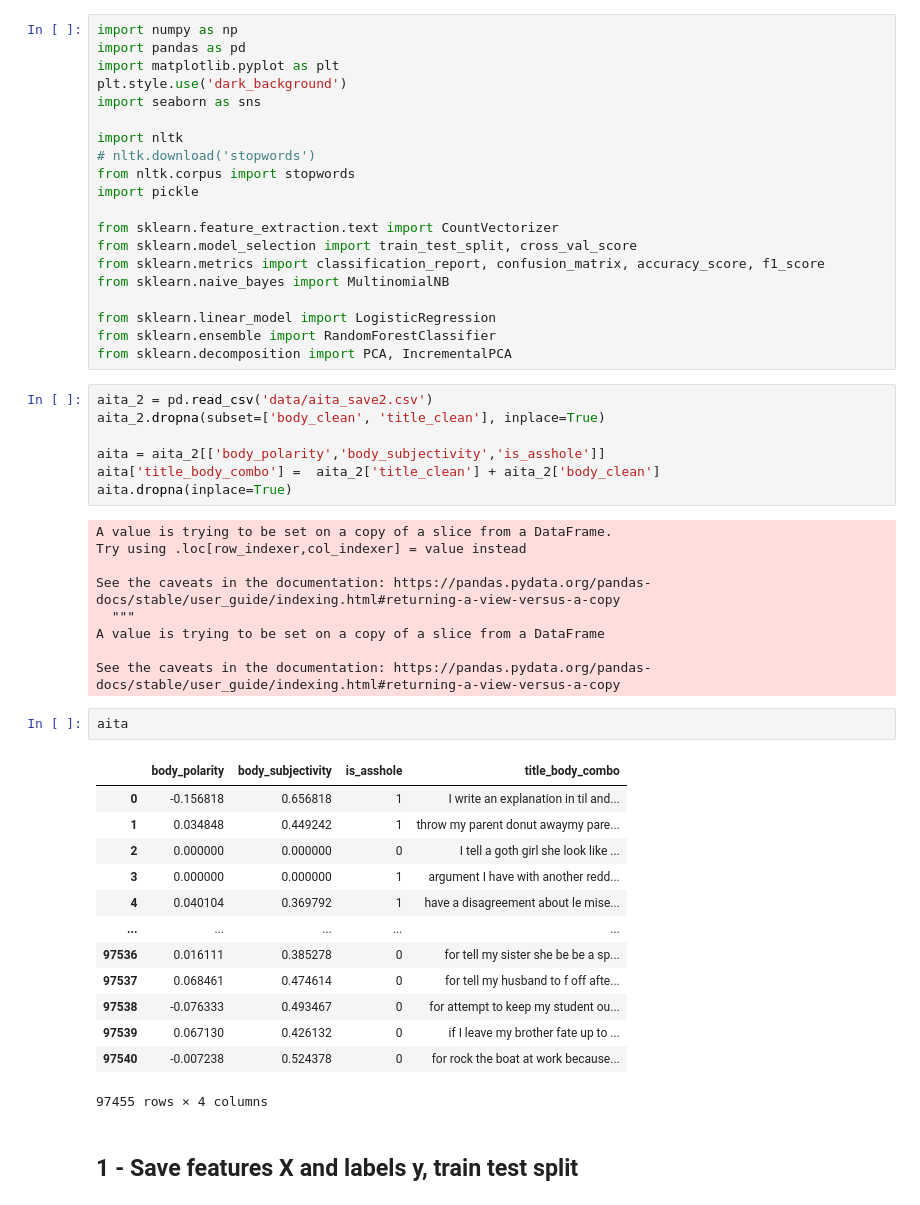
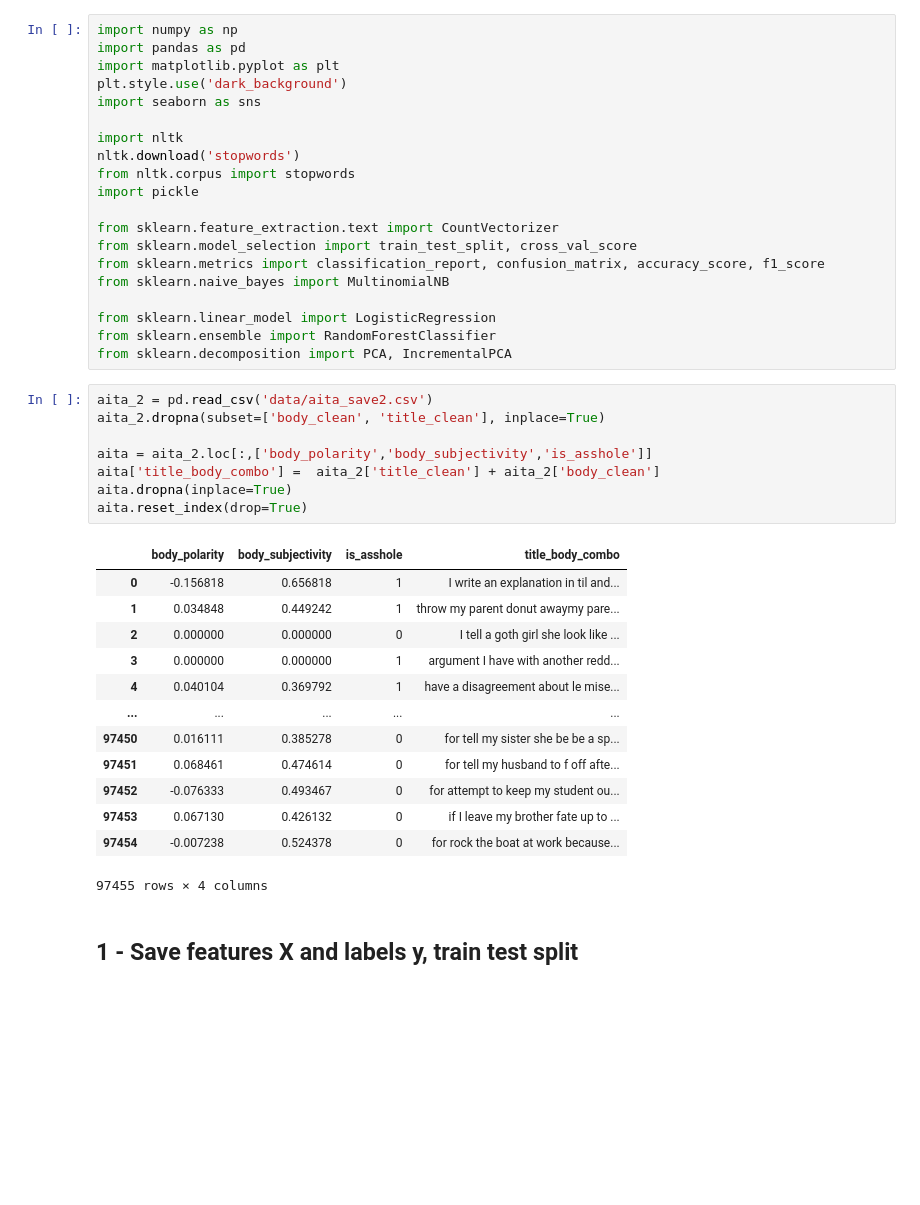
Before and after one commit to czengnn/who-is-the-asshole, a Jupyter notebook: who_the_a_2.ipynb, the cells around one changed output. Cells and saved outputs as stored; diff of their text form; blank space fills up the shorter version.

```diff
--- a/who_the_a_2.ipynb
+++ b/who_the_a_2.ipynb
@@ -6,7 +6,7 @@ plt.style.use('dark_background')
 import seaborn as sns
 
 import nltk
-# nltk.download('stopwords')
+nltk.download('stopwords')
 from nltk.corpus import stopwords
 import pickle
 
@@ -21,35 +21,25 @@ from sklearn.decomposition import PCA, IncrementalPCA
 # %%
 aita_2 = pd.read_csv('data/aita_save2.csv')
 aita_2.dropna(subset=['body_clean', 'title_clean'], inplace=True)
 
-aita = aita_2[['body_polarity','body_subjectivity','is_asshole']]
+aita = aita_2.loc[:,['body_polarity','body_subjectivity','is_asshole']]
 aita['title_body_combo'] =  aita_2['title_clean'] + aita_2['body_clean']
 aita.dropna(inplace=True)
+aita.reset_index(drop=True)
 # %% [output]
+|  | body_polarity | body_subjectivity | is_asshole | title_body_combo |
+| 0 | -0.156818 | 0.656818 | 1 | I write an explanation in til and... |
+| 1 | 0.034848 | 0.449242 | 1 | throw my parent donut awaymy pare... |
+| 2 | 0.000000 | 0.000000 | 0 | I tell a goth girl she look like ... |
+| 3 | 0.000000 | 0.000000 | 1 | argument I have with another redd... |
+| 4 | 0.040104 | 0.369792 | 1 | have a disagreement about le mise... |
+| ... | ... | ... | ... | ... |
+| 97450 | 0.016111 | 0.385278 | 0 | for tell my sister she be be a sp... |
+| 97451 | 0.068461 | 0.474614 | 0 | for tell my husband to f off afte... |
+| 97452 | -0.076333 | 0.493467 | 0 | for attempt to keep my student ou... |
+| 97453 | 0.067130 | 0.426132 | 0 | if I leave my brother fate up to ... |
+| 97454 | -0.007238 | 0.524378 | 0 | for rock the boat at work because... |
-A value is trying to be set on a copy of a slice from a DataFrame.
-Try using .loc[row_indexer,col_indexer] = value instead
-
-See the caveats in the documentation: https://pandas.pydata.org/pandas-docs/stable/user_guide/indexing.html#returning-a-view-versus-a-copy
-  """
-A value is trying to be set on a copy of a slice from a DataFrame
-
-See the caveats in the documentation: https://pandas.pydata.org/pandas-docs/stable/user_guide/indexing.html#returning-a-view-versus-a-copy
+97455 rows × 4 columns
-# %%
-aita
-# %% [output]
-|  | body_polarity | body_subjectivity | is_asshole | title_body_combo |
-| 0 | -0.156818 | 0.656818 | 1 | I write an explanation in til and... |
-| 1 | 0.034848 | 0.449242 | 1 | throw my parent donut awaymy pare... |
-| 2 | 0.000000 | 0.000000 | 0 | I tell a goth girl she look like ... |
-| 3 | 0.000000 | 0.000000 | 1 | argument I have with another redd... |
-| 4 | 0.040104 | 0.369792 | 1 | have a disagreement about le mise... |
-| ... | ... | ... | ... | ... |
-| 97536 | 0.016111 | 0.385278 | 0 | for tell my sister she be be a sp... |
-| 97537 | 0.068461 | 0.474614 | 0 | for tell my husband to f off afte... |
-| 97538 | -0.076333 | 0.493467 | 0 | for attempt to keep my student ou... |
-| 97539 | 0.067130 | 0.426132 | 0 | if I leave my brother fate up to ... |
-| 97540 | -0.007238 | 0.524378 | 0 | for rock the boat at work because... |
-97455 rows × 4 columns
 # %% [markdown]
 ## 1 - Save features X and labels y, train test split
 # %%
```
Also changed, not shown: parts of 13 cells of this notebook, 1 other file.
